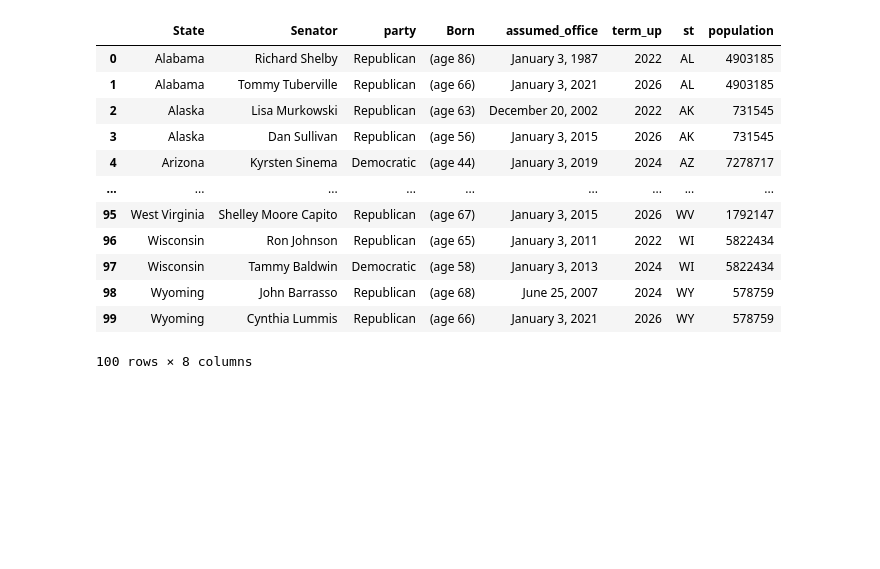
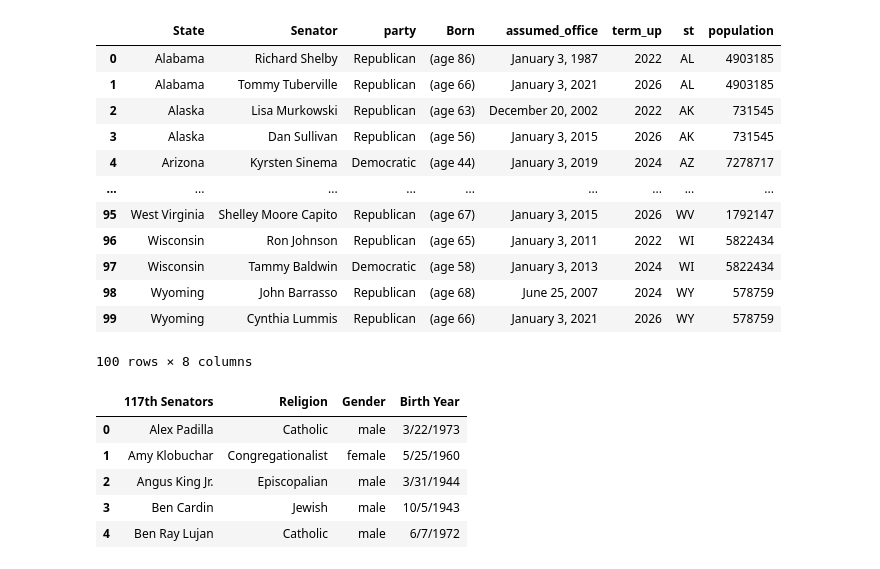
Before and after one commit to isabelle-sanford/senate-analysis, a Jupyter notebook: Resources/CleanPopulationData.ipynb, the cells around one changed output. Cells and saved outputs as stored; diff of their text form; code cells hidden in the pictures; blank space fills up the shorter version.

```diff
--- a/Resources/CleanPopulationData.ipynb
+++ b/Resources/CleanPopulationData.ipynb
@@ -103,0 +112,12 @@ sen_with_pop.to_csv('SPopulation.csv', index=False) # Read into a csv so can pul
+# %%
+more_sen = pd.read_csv('../SSSalamanders_RevA.csv')
+
+select_more_sen = more_sen[['117th Senators', 'Religion', 'Gender', 'Birth Year']]
+select_more_sen.head()
+# %% [output]
+|  | 117th Senators | Religion | Gender | Birth Year |
+| 0 | Alex Padilla | Catholic | male | 3/22/1973 |
+| 1 | Amy Klobuchar | Congregationalist | female | 5/25/1960 |
+| 2 | Angus King Jr. | Episcopalian | male | 3/31/1944 |
+| 3 | Ben Cardin | Jewish | male | 10/5/1943 |
+| 4 | Ben Ray Lujan | Catholic | male | 6/7/1972 |
```
Also changed, not shown: parts of 12 cells of this notebook, 5 other files.
